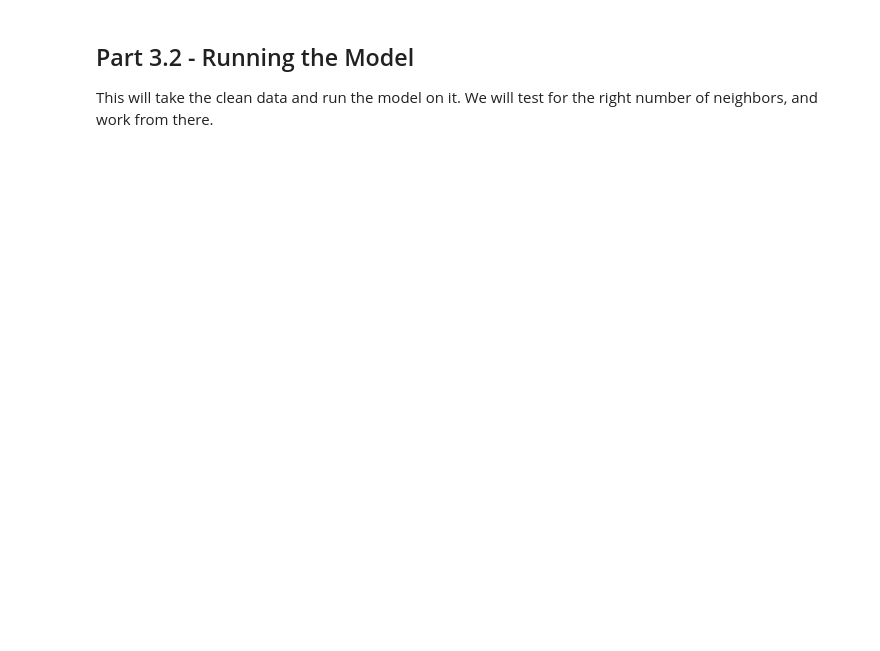
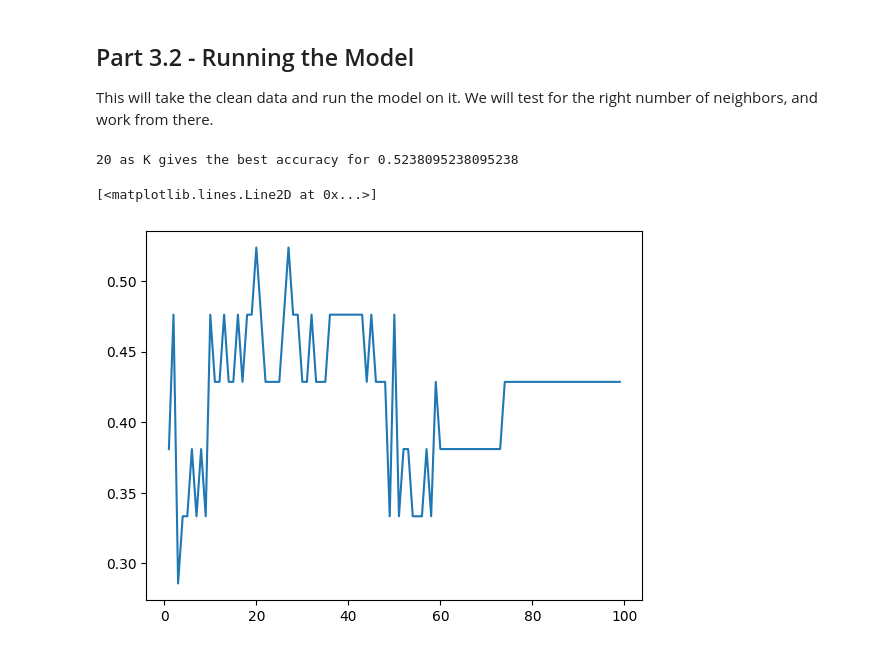
Before and after one commit to BoquanFang/ECS171_Term_Project, a Jupyter notebook: Formatting_Final_Submission_Code.ipynb, the cells around one changed output. Cells and saved outputs as stored; diff of their text form; code cells hidden in the pictures; blank space fills up the shorter version.

Commit message:
Add files via upload
Changes to the final submission doc. Can run model on it now, but learning k-fold cross variation to better train model.

```diff
--- a/Formatting_Final_Submission_Code.ipynb
+++ b/Formatting_Final_Submission_Code.ipynb
@@ -83,0 +116,5 @@ scaled_music.head()
+# %%
+scaled_music['energy_category'] = scaled_music['Energy'] // 0.002
+scaled_music_dataset_first = scaled_music.drop(columns = to_drop, axis = 1)
+scaled_music_dataset = scaled_music_dataset_first.drop('Energy', axis = 1)
+scaled_music_dataset.head()
@@ -84,3 +128,33 @@ scaled_music.head()
 # %% [markdown]
 ## Part 3.2 - Running the Model
 This will take the clean data and run the model on it. We will test for the right number of neighbors, and work from there.
+# %%
+train, test = train_test_split(scaled_music_dataset, test_size=0.001, train_size = 0.1, random_state=1)
+# test_size = 0.001 for our current dataset will change to 0.1 during the actual model for 10-fold validation.
+# train_size will also be removed.
+X_train = train.drop('energy_category', axis = 1)
+y_train = train['energy_category']
+X_test = test.drop('energy_category', axis = 1)
+y_test = test['energy_category']
+# %%
+best_iteration = 0
+current_highest_accuracy = 0
+results = {}
+for i in range(1, len(X_train['Loudness'])//20):
+    neigh = KNeighborsClassifier(n_neighbors=i)
+    # The model is properly trained here
+    neigh_fit = neigh.fit(X_train, y_train)
+    pred = neigh.predict(X_test)
+    accuracy_val = accuracy_score(y_test, pred)
+    results[i] = accuracy_val
+    if (accuracy_val > current_highest_accuracy):
+        current_highest_accuracy = accuracy_val
+        best_iteration = i
+print("{} as K gives the best accuracy for {}".format(best_iteration, current_highest_accuracy))
+# %% [output]
+20 as K gives the best accuracy for 0.5238095238095238
+# %%
+plt.plot(results.keys(), results.values())
+# %% [output]
+[<matplotlib.lines.Line2D at 0x...>]
+[figure, added]
```
Also changed, not shown: parts of 3 cells of this notebook.
